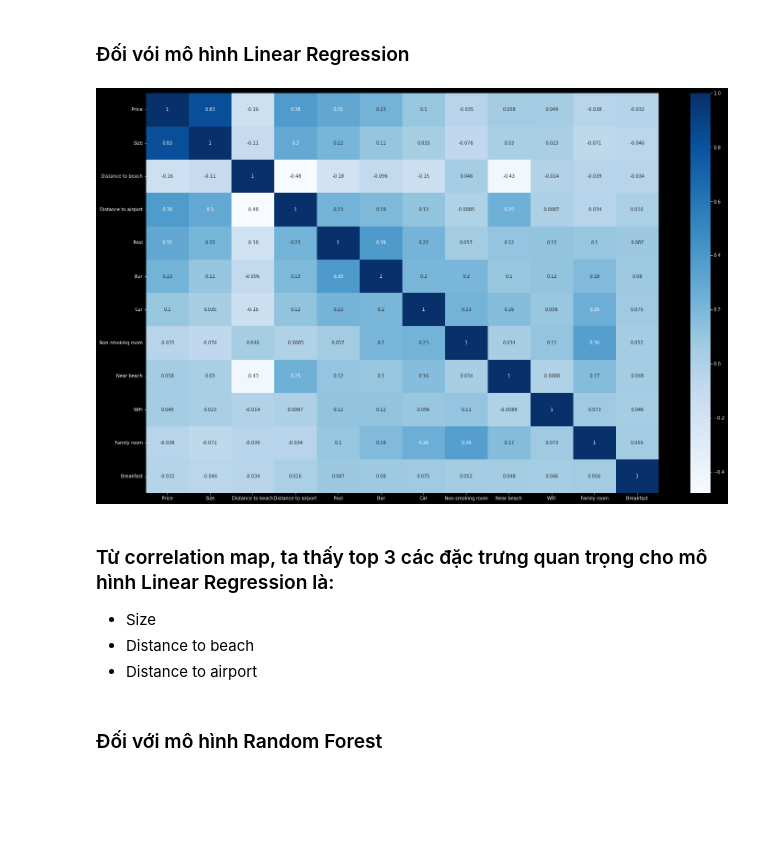
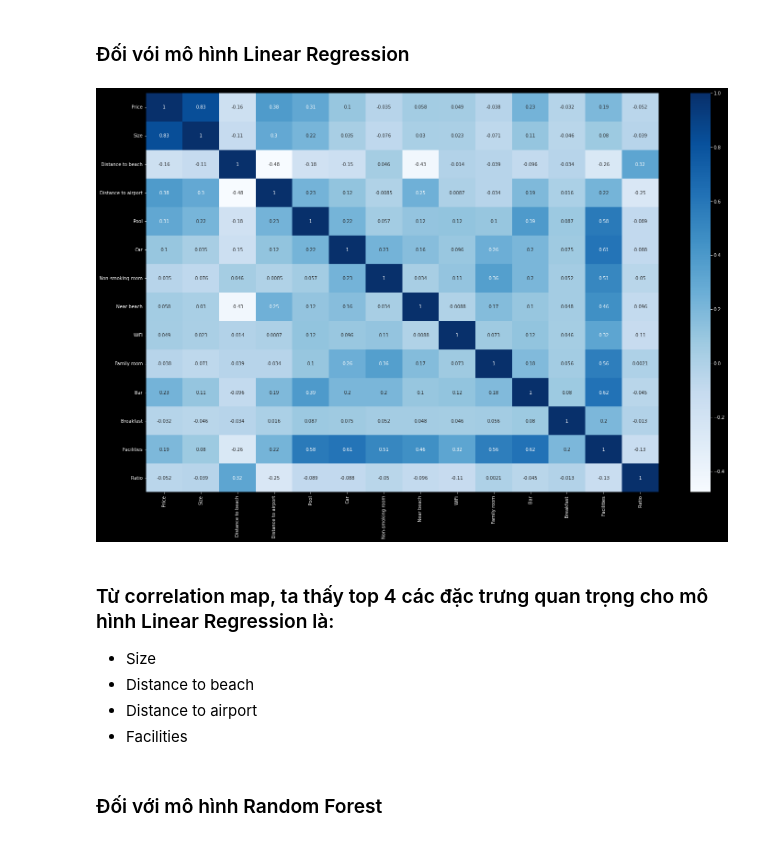
Before and after one commit to QuangSangNguyen/KHDL_DuDoanGiaKhachSan, a Jupyter notebook: final.ipynb, the cells around one changed output. Drawn from its saved outputs; the diff is of its cells as text; code cells hidden in the pictures; blank space fills up the shorter version.

```diff
--- a/final.ipynb
+++ b/final.ipynb
@@ -42,0 +22,4 @@ data
+# %%
+df = pd.read_csv("clean data/hotels.csv")
+data = df.drop(["Name", "Address"], axis = 1)
+data.info()
@@ -83,14 +197,15 @@ def models_score(x_train, x_val, y_train, y_val):
 ### Đối vói mô hình Linear Regression
 # %%
 plt.figure(figsize = (25, 16))
-dataplot = sns.heatmap(data.corr(), annot = True, cmap= "Blues")
+dataplot = sns.heatmap(tmp_data.corr(), annot = True, cmap= "Blues")
 # %% [output]
-[figure, old version]
+[figure, new version]
 # %% [markdown]
-### Từ correlation map, ta thấy top 3 các đặc trưng quan trọng cho mô hình Linear Regression là:
+### Từ correlation map, ta thấy top 4 các đặc trưng quan trọng cho mô hình Linear Regression là:
 - Size
 - Distance to beach
 - Distance to airport
+- Facilities
 # %% [markdown]
 ### Đối với mô hình Random Forest
 # %%
```
Also changed, not shown: parts of 49 cells of this notebook.
